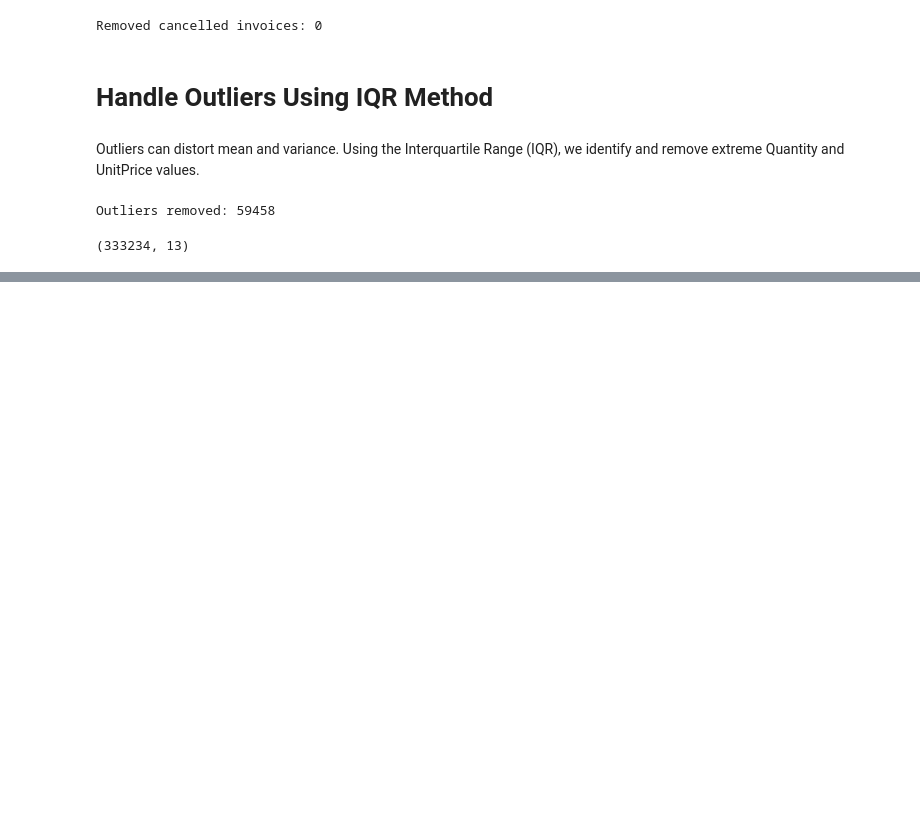
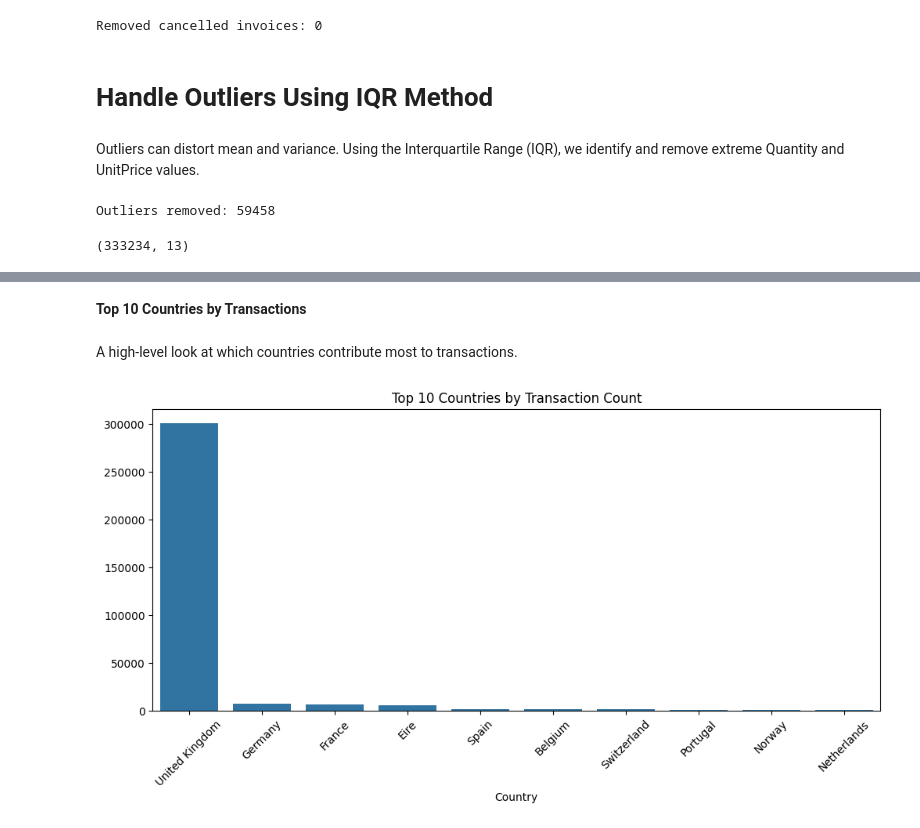
Before and after one commit to sainath2212/retail-stock-insights, a Jupyter notebook: notebooks/data_preprocessing.ipynb, the cells around one changed output, grey strips where cells are left out. Drawn from its saved outputs; the diff is of its cells as text; code cells hidden in the pictures; blank space fills up the shorter version.

```diff
--- a/notebooks/data_preprocessing.ipynb
+++ b/notebooks/data_preprocessing.ipynb
@@ -210,0 +246,13 @@ df.shape
+# %% [markdown]
+**Top 10 Countries by Transactions**
+# %% [markdown]
+A high-level look at which countries contribute most to transactions.
+# %%
+plt.figure(figsize=(12,5))
+sns.barplot(x=df["Country"].value_counts().head(10).index,
+            y=df["Country"].value_counts().head(10).values)
+plt.title("Top 10 Countries by Transaction Count")
+plt.xticks(rotation=45)
+plt.show()
+# %% [output]
+[figure, added]
```
Also changed, not shown: parts of 40 cells of this notebook, 2 other files.
